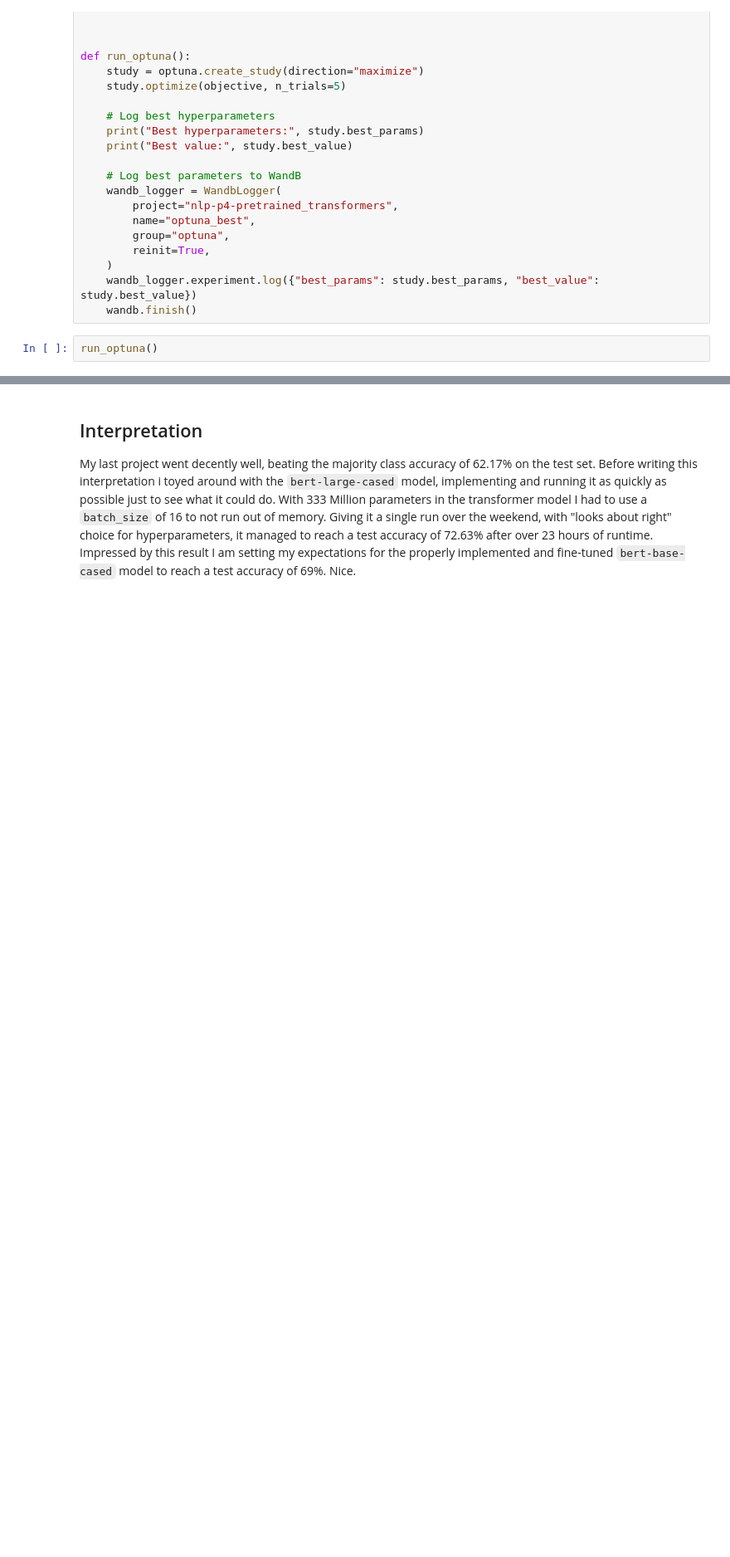
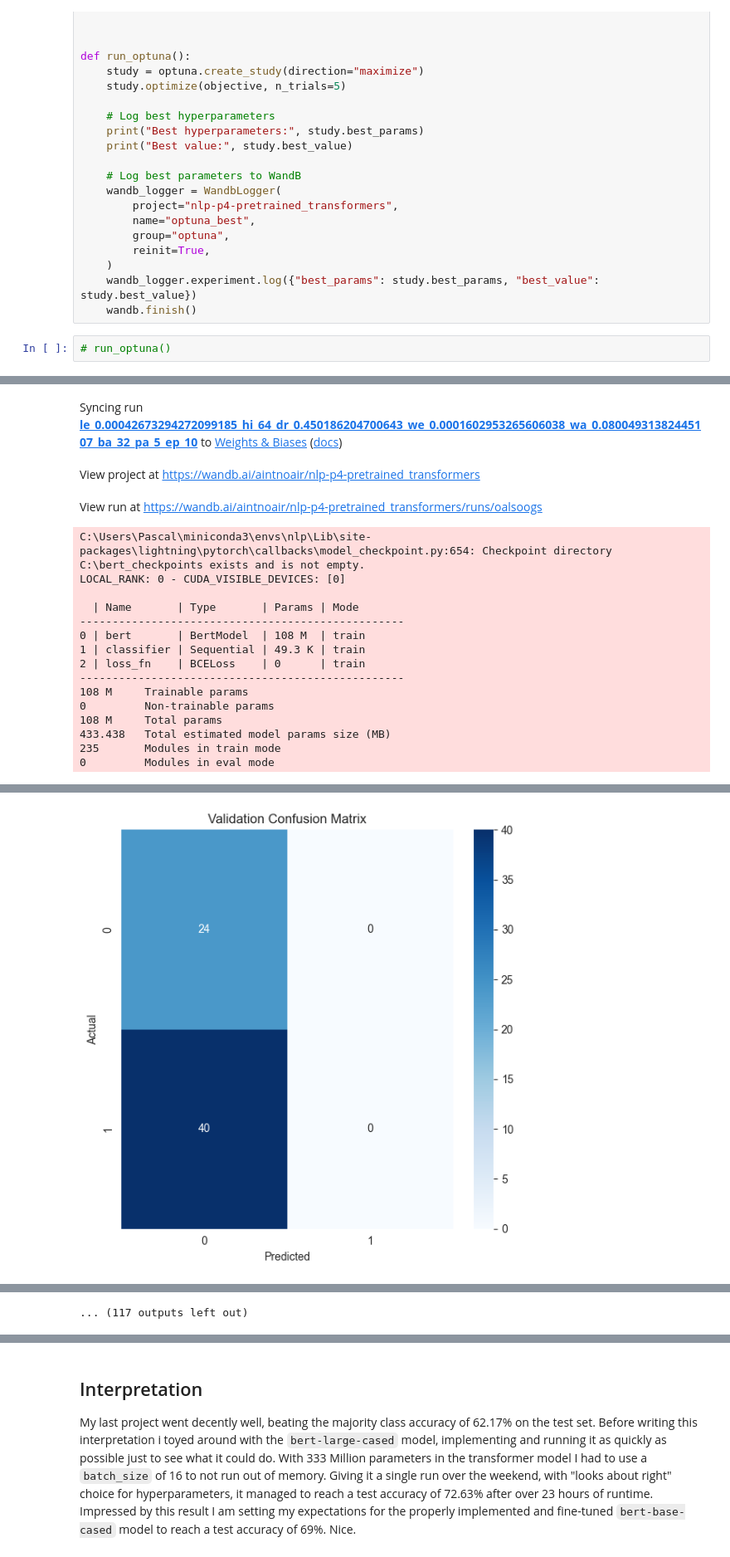
Before and after one commit to aintnoair/nlp, a Jupyter notebook: project-4/project_4-pretrained_transformers-stage_2-thuerig_pascal.ipynb, the cells around one changed output, grey strips where cells are left out. Shown at 83% size. Saved outputs shown, nothing was run; the diff lists cells and outputs as text; blank space fills up the shorter version.

Commit message:
project 4 stage 2 implementation done

```diff
--- a/project-4/project_4-pretrained_transformers-stage_2-thuerig_pascal.ipynb
+++ b/project-4/project_4-pretrained_transformers-stage_2-thuerig_pascal.ipynb
@@ -577,4 +584,5 @@ def run_optuna():
     wandb_logger.experiment.log({"best_params": study.best_params, "best_value": study.best_value})
     wandb.finish()
 # %%
-run_optuna()
+# run_optuna()
+# %% [output]
@@ -580,0 +598,18 @@ run_optuna()
+Syncing run le_0.00042673294272099185_hi_64_dr_0.450186204700643_we_0.0001602953265606038_wa_0.08004931382445107_ba_32_pa_5_ep_10 to Weights & Biases (docs)
+View project at https://wandb.ai/aintnoair/nlp-p4-pretrained_transformers
+View run at https://wandb.ai/aintnoair/nlp-p4-pretrained_transformers/runs/oalsoogs
+C:\Users\Pascal\miniconda3\envs\nlp\Lib\site-packages\lightning\pytorch\callbacks\model_checkpoint.py:654: Checkpoint directory C:\bert_checkpoints exists and is not empty.
+LOCAL_RANK: 0 - CUDA_VISIBLE_DEVICES: [0]
+
+  | Name       | Type       | Params | Mode
+--------------------------------------------------
+0 | bert       | BertModel  | 108 M  | train
+1 | classifier | Sequential | 49.3 K | train
+2 | loss_fn    | BCELoss    | 0      | train
+--------------------------------------------------
+108 M     Trainable params
+0         Non-trainable params
+108 M     Total params
+433.438   Total estimated model params size (MB)
+235       Modules in train mode
+0         Modules in eval mode
@@ -580,0 +617 @@ run_optuna()
+[figure, added]
@@ -581,3 +621,4 @@ run_optuna()
+... (117 outputs left out)
 # %% [markdown]
 ## Evaluation
 The percentage of yes answers in each data split is: Train; 62.64%, Val; 59.50%, Test;62.17%
```
Also changed, not shown: parts of 7 cells of this notebook.
